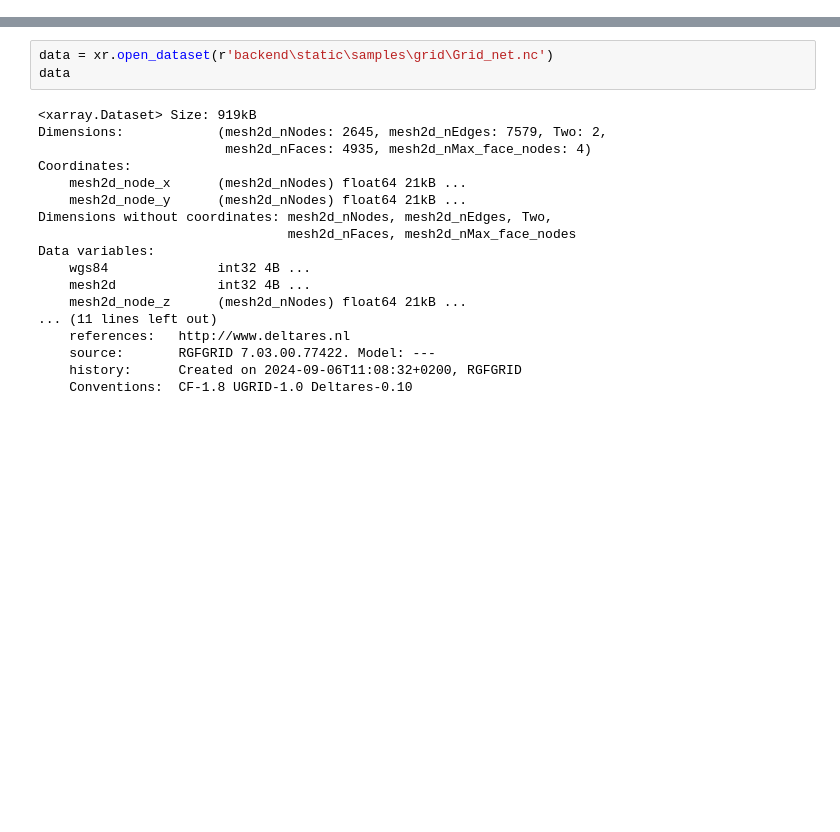
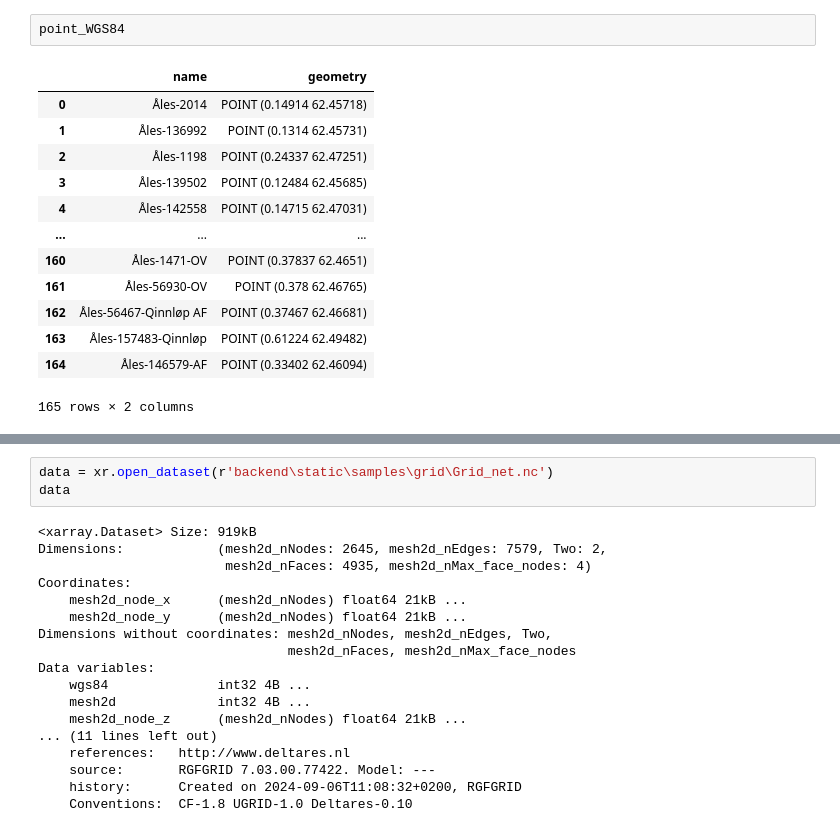
Before and after one commit to NTNUSmartWater/DigiH2O-Platform, a Jupyter notebook: process.ipynb, the cells around one changed output, grey strips where cells are left out. Saved outputs shown, nothing was run; the diff lists cells and outputs as text; blank space fills up the shorter version.

```diff
--- a/process.ipynb
+++ b/process.ipynb
@@ -122,0 +191,16 @@ new_grid.to_file('grid.geojson', driver='GeoJSON')
+# %%
+point_WGS84
+# %% [output]
+|  | name | geometry |
+| 0 | Åles-2014 | POINT (0.14914 62.45718) |
+| 1 | Åles-136992 | POINT (0.1314 62.45731) |
+| 2 | Åles-1198 | POINT (0.24337 62.47251) |
+| 3 | Åles-139502 | POINT (0.12484 62.45685) |
+| 4 | Åles-142558 | POINT (0.14715 62.47031) |
+| ... | ... | ... |
+| 160 | Åles-1471-OV | POINT (0.37837 62.4651) |
+| 161 | Åles-56930-OV | POINT (0.378 62.46765) |
+| 162 | Åles-56467-Qinnløp AF | POINT (0.37467 62.46681) |
+| 163 | Åles-157483-Qinnløp | POINT (0.61224 62.49482) |
+| 164 | Åles-146579-AF | POINT (0.33402 62.46094) |
+165 rows × 2 columns
```
Also changed, not shown: parts of 29 cells of this notebook, 20 other files.
